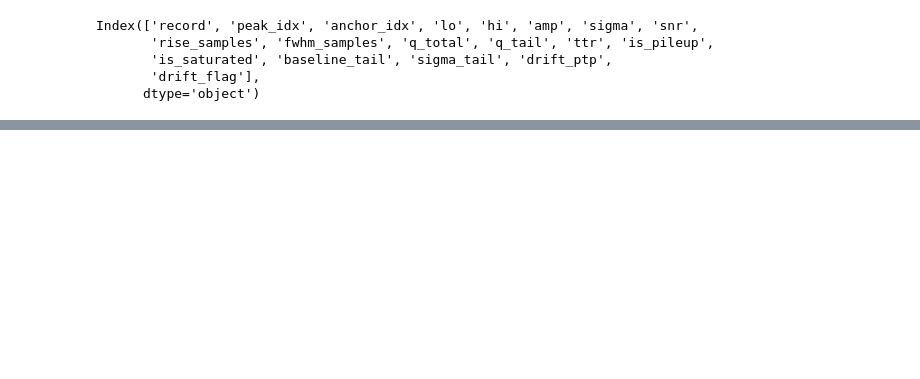
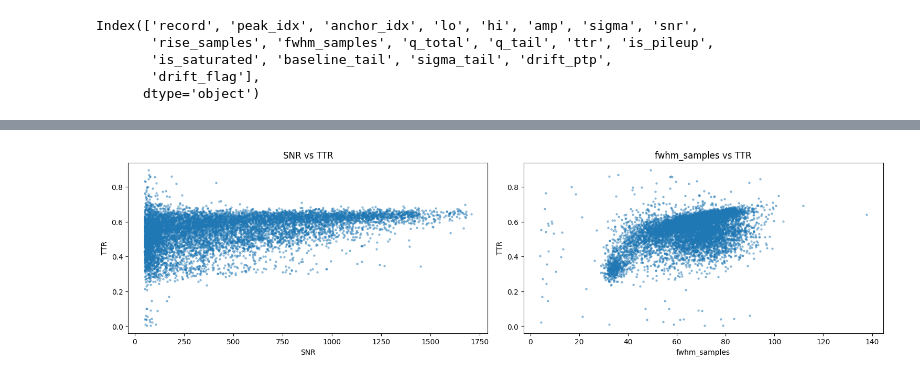
Before and after one commit to eberthol/PSD_GMVAE_Coldbox, a Jupyter notebook: data_eng/Peak_Selection_advanced.ipynb, the cells around one changed output, grey strips where cells are left out. Saved outputs shown, nothing was run; the diff lists cells and outputs as text; code cells hidden in the pictures; blank space fills up the shorter version.

```diff
--- a/data_eng/Peak_Selection_advanced.ipynb
+++ b/data_eng/Peak_Selection_advanced.ipynb
@@ -192,0 +168,16 @@ plot_pulses(wfs, df_test.query(selection), 100000, 'selected pulses')
+# %%
+fig, axs = plt.subplots(1, 2, figsize=(15, 4), constrained_layout=True)
+
+
+axs[0].scatter(df_test.snr, df_test.ttr,  s=5, alpha=0.4)
+axs[0].set_xlabel('SNR')
+axs[0].set_ylabel('TTR')
+axs[0].set_title("SNR vs TTR")
+
+axs[1].scatter(df_test.fwhm_samples, df_test.ttr,  s=5, alpha=0.4)
+axs[1].set_xlabel('fwhm_samples')
+axs[1].set_ylabel('TTR')
+axs[1].set_title("fwhm_samples vs TTR")
+plt.show()
+# %% [output]
+[figure, added]
```
Also changed, not shown: parts of 21 cells of this notebook, 1 other file.
